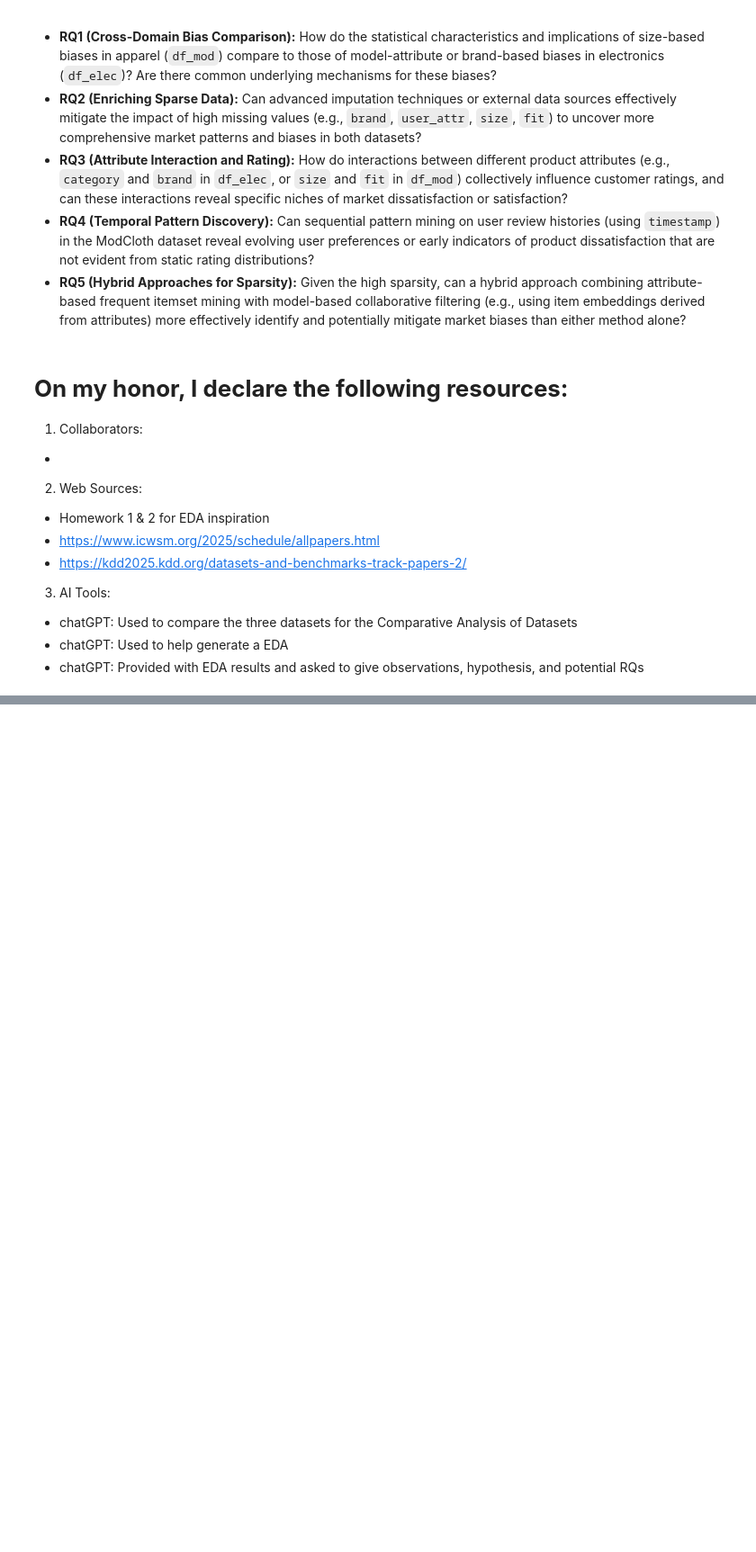
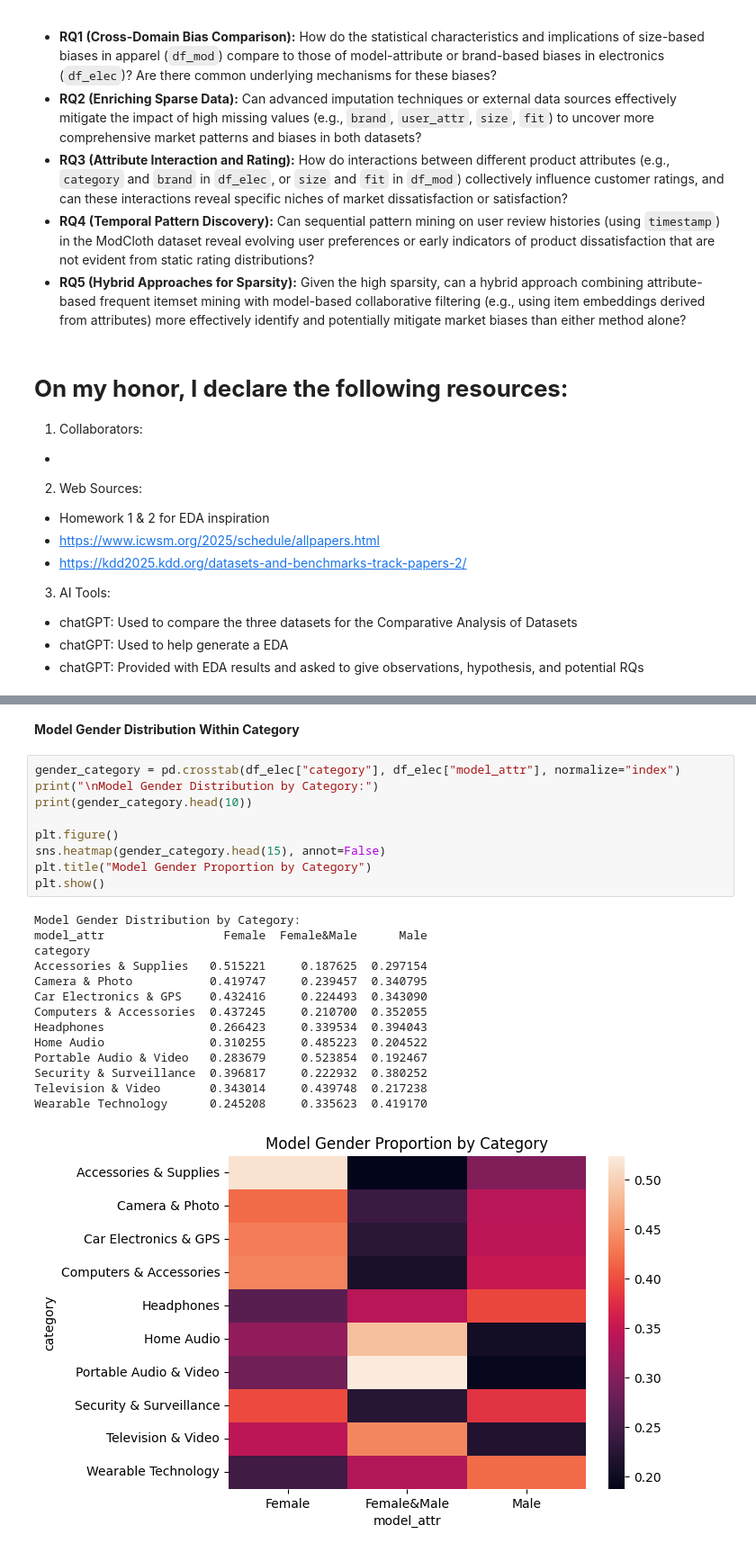
Before and after one commit to lejonathan24/CSCE676-Project, a Jupyter notebook: 129002924_Project.ipynb, the cells around one changed output, grey strips where cells are left out. Shown at 90% size. Saved outputs shown, nothing was run; the diff lists cells and outputs as text; blank space fills up the shorter version.

```diff
--- a/129002924_Project.ipynb
+++ b/129002924_Project.ipynb
@@ -516,0 +670,26 @@ New Hypotheses
+# %% [markdown]
+**Model Gender Distribution Within Category**
+# %%
+gender_category = pd.crosstab(df_elec["category"], df_elec["model_attr"], normalize="index")
+print("\nModel Gender Distribution by Category:")
+print(gender_category.head(10))
+
+plt.figure()
+sns.heatmap(gender_category.head(15), annot=False)
+plt.title("Model Gender Proportion by Category")
+plt.show()
+# %% [output]
+Model Gender Distribution by Category:
+model_attr                 Female  Female&Male      Male
+category
+Accessories & Supplies   0.515221     0.187625  0.297154
+Camera & Photo           0.419747     0.239457  0.340795
+Car Electronics & GPS    0.432416     0.224493  0.343090
+Computers & Accessories  0.437245     0.210700  0.352055
+Headphones               0.266423     0.339534  0.394043
+Home Audio               0.310255     0.485223  0.204522
+Portable Audio & Video   0.283679     0.523854  0.192467
+Security & Surveillance  0.396817     0.222932  0.380252
+Television & Video       0.343014     0.439748  0.217238
+Wearable Technology      0.245208     0.335623  0.419170
+[figure, added]
```
Also changed, not shown: parts of 26 cells of this notebook.
